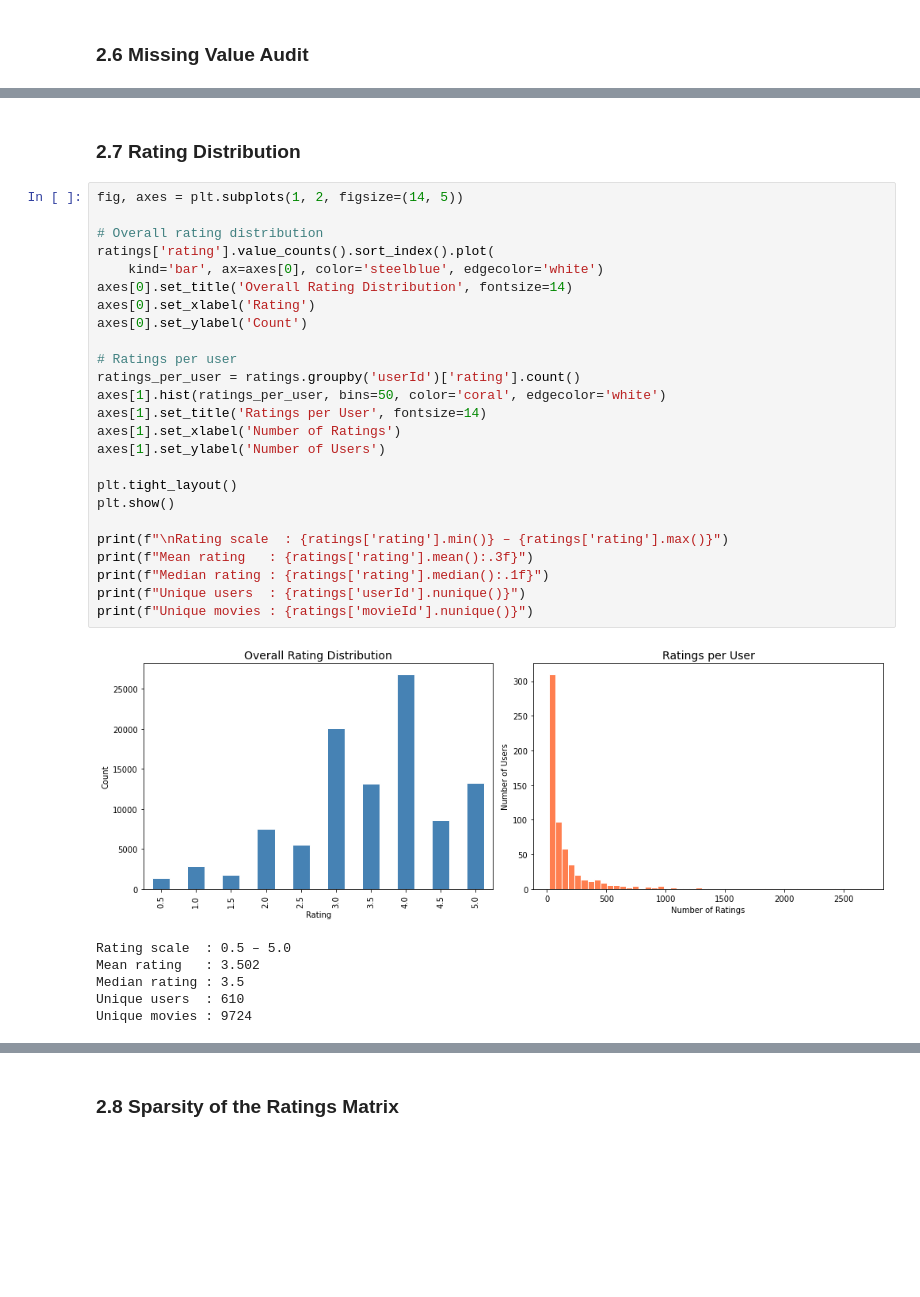
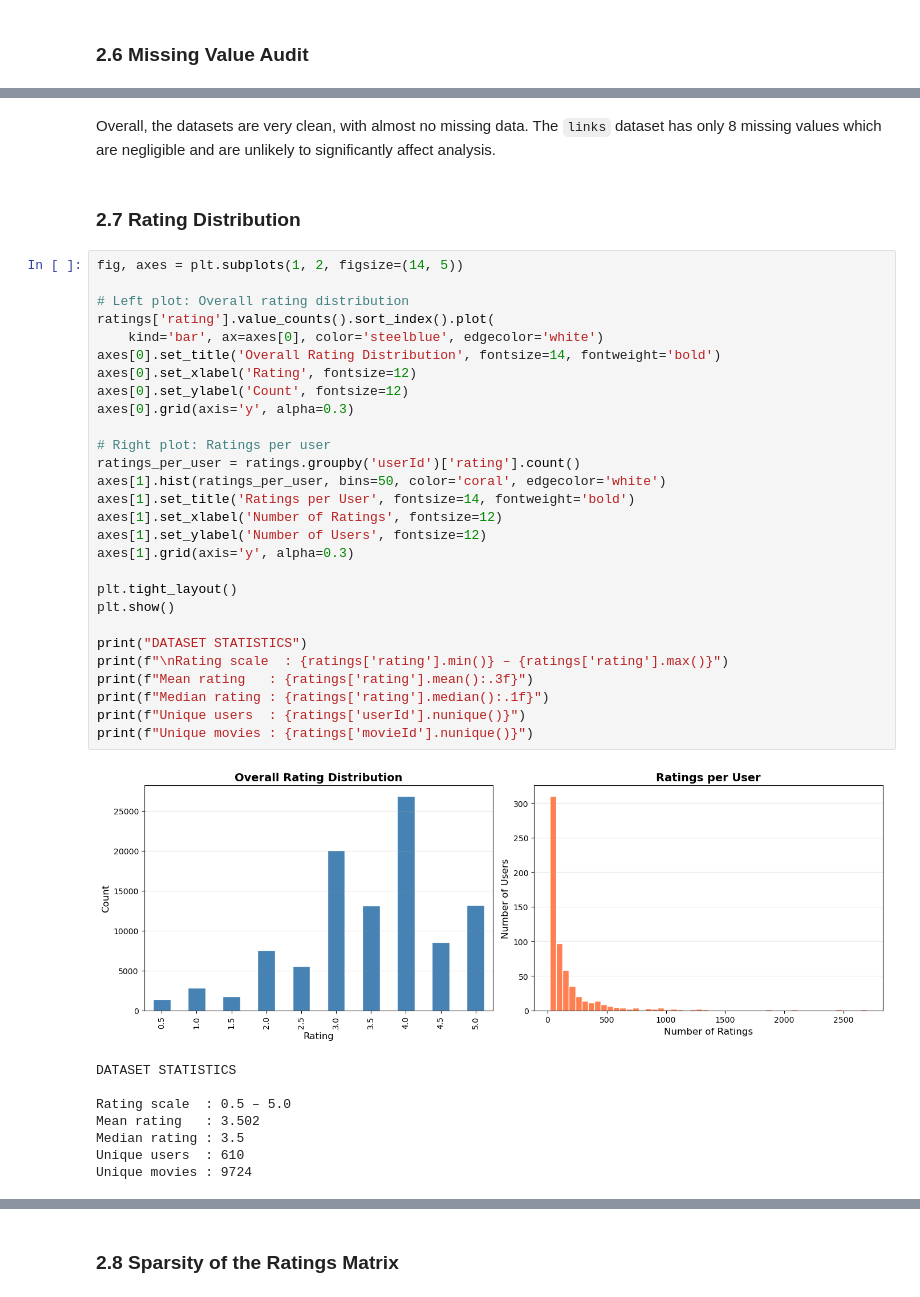
Before and after one commit to just-mawi/Group1_Phase4, a Jupyter notebook: movies.ipynb, the cells around one changed output, grey strips where cells are left out. Drawn from its saved outputs; the diff is of its cells as text; blank space fills up the shorter version.

```diff
--- a/movies.ipynb
+++ b/movies.ipynb
@@ -167,35 +209,42 @@ missing_summary(links,   'links')
 | tags | No missing values |
 |  | missing | pct_% |
 | tmdbId | 8 | 0.08 |
+# %% [markdown]
+Overall, the datasets are very clean, with almost no missing data. The `links` dataset has only 8 missing values which are negligible and are unlikely to significantly affect analysis.
 # %% [markdown]
 ### 2.7 Rating Distribution
 # %%
 fig, axes = plt.subplots(1, 2, figsize=(14, 5))
 
-# Overall rating distribution
+# Left plot: Overall rating distribution
 ratings['rating'].value_counts().sort_index().plot(
     kind='bar', ax=axes[0], color='steelblue', edgecolor='white')
-axes[0].set_title('Overall Rating Distribution', fontsize=14)
-axes[0].set_xlabel('Rating')
-axes[0].set_ylabel('Count')
+axes[0].set_title('Overall Rating Distribution', fontsize=14, fontweight='bold')
+axes[0].set_xlabel('Rating', fontsize=12)
+axes[0].set_ylabel('Count', fontsize=12)
+axes[0].grid(axis='y', alpha=0.3)
 
-# Ratings per user
+# Right plot: Ratings per user
 ratings_per_user = ratings.groupby('userId')['rating'].count()
 axes[1].hist(ratings_per_user, bins=50, color='coral', edgecolor='white')
-axes[1].set_title('Ratings per User', fontsize=14)
-axes[1].set_xlabel('Number of Ratings')
-axes[1].set_ylabel('Number of Users')
+axes[1].set_title('Ratings per User', fontsize=14, fontweight='bold')
+axes[1].set_xlabel('Number of Ratings', fontsize=12)
+axes[1].set_ylabel('Number of Users', fontsize=12)
+axes[1].grid(axis='y', alpha=0.3)
 
 plt.tight_layout()
 plt.show()
 
+print("DATASET STATISTICS")
 print(f"\nRating scale  : {ratings['rating'].min()} – {ratings['rating'].max()}")
 print(f"Mean rating   : {ratings['rating'].mean():.3f}")
 print(f"Median rating : {ratings['rating'].median():.1f}")
 print(f"Unique users  : {ratings['userId'].nunique()}")
 print(f"Unique movies : {ratings['movieId'].nunique()}")
 # %% [output]
-[figure, old version]
+[figure, new version]
+DATASET STATISTICS
+
 Rating scale  : 0.5 – 5.0
 Mean rating   : 3.502
 Median rating : 3.5
```
Also changed, not shown: parts of 46 cells of this notebook, 3 other files.
